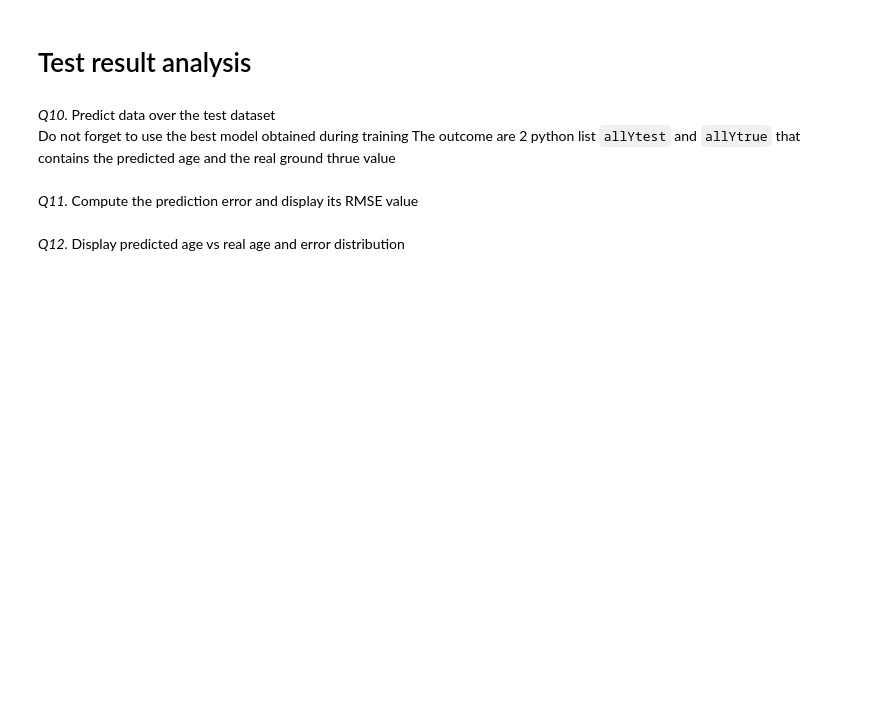
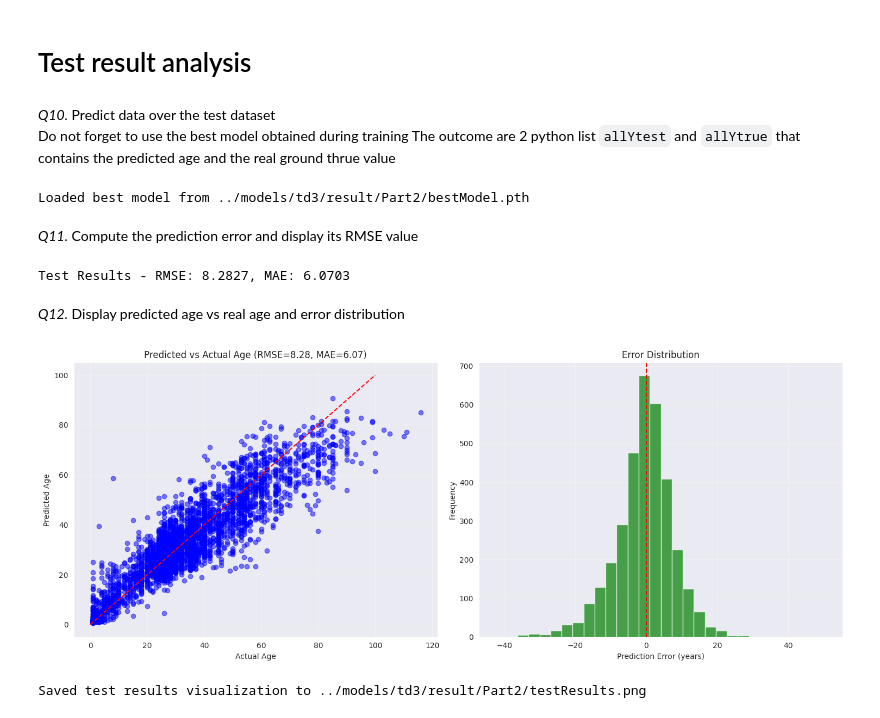
Before and after one commit to Malchemis/Introduction-To-Deep-Learning, a Jupyter notebook: notebooks/td3_pytorch_age_prediction_Part_2_TransferLearning_students.ipynb, the cells around one changed output. Cells and saved outputs as stored; diff of their text form; code cells hidden in the pictures; blank space fills up the shorter version.

```diff
--- a/notebooks/td3_pytorch_age_prediction_Part_2_TransferLearning_students.ipynb
+++ b/notebooks/td3_pytorch_age_prediction_Part_2_TransferLearning_students.ipynb
@@ -272,2 +372,25 @@ Your code here
+# %%
+# Load the best model for evaluation
+best_model_path = os.path.join(resultFolder, "bestModel.pth")
+classificationHead.load_state_dict(torch.load(best_model_path))
+classificationHead.eval()
+print(f"Loaded best model from {best_model_path}")
+
+# Predict on test set
+allYtest = []
+allYtrue = []
+
+with torch.no_grad():
+    for embeddings, ages, _ in test_loader:
+        embeddings, ages = embeddings.to(device), ages.to(device)
+        outputs = classificationHead(embeddings)
+        allYtest.extend(outputs.squeeze().cpu().numpy())
+        allYtrue.extend(ages.cpu().numpy())
+
+# Convert to numpy arrays
+allYtest = np.array(allYtest)
+allYtrue = np.array(allYtrue)
+# %% [output]
+Loaded best model from ../models/td3/result/Part2/bestModel.pth
 # %% [markdown]
 *Q11.* Compute the prediction error and display its RMSE value
@@ -276,2 +397,10 @@ Your code here
+# %%
+# Compute the prediction error and RMSE
+error = allYtest - allYtrue
+test_rmse = np.sqrt(np.mean(error**2))
+test_mae = np.mean(np.abs(error))
+print(f'Test Results - RMSE: {test_rmse:.4f}, MAE: {test_mae:.4f}')
+# %% [output]
+Test Results - RMSE: 8.2827, MAE: 6.0703
 # %% [markdown]
 *Q12.* Display predicted age vs real age and error distribution
@@ -279,0 +407,30 @@ Your code here
+# %%
+# Visualize predicted vs actual age and error distribution
+plt.figure(figsize=(15, 6))
+
+# Predicted vs Actual
+plt.subplot(1, 2, 1)
+plt.scatter(allYtrue, allYtest, alpha=0.5, color='blue')
+plt.plot([0, 100], [0, 100], 'r--')  # Perfect prediction line
+plt.xlabel('Actual Age')
+plt.ylabel('Predicted Age')
+plt.title(f'Predicted vs Actual Age (RMSE={test_rmse:.2f}, MAE={test_mae:.2f})')
+plt.grid(True, alpha=0.3)
+
+# Error distribution
+plt.subplot(1, 2, 2)
+plt.hist(error, bins=30, alpha=0.7, color='green')
+plt.axvline(x=0, color='r', linestyle='--')
+plt.xlabel('Prediction Error (years)')
+plt.ylabel('Frequency')
+plt.title('Error Distribution')
+plt.grid(True, alpha=0.3)
+
+plt.tight_layout()
+results_path = os.path.join(resultFolder, "testResults.png")
+plt.savefig(results_path)
+plt.show()
+print(f"Saved test results visualization to {results_path}")
+# %% [output]
+[figure, added]
+Saved test results visualization to ../models/td3/result/Part2/testResults.png
```
Also changed, not shown: parts of 25 cells of this notebook, 2 other files.
